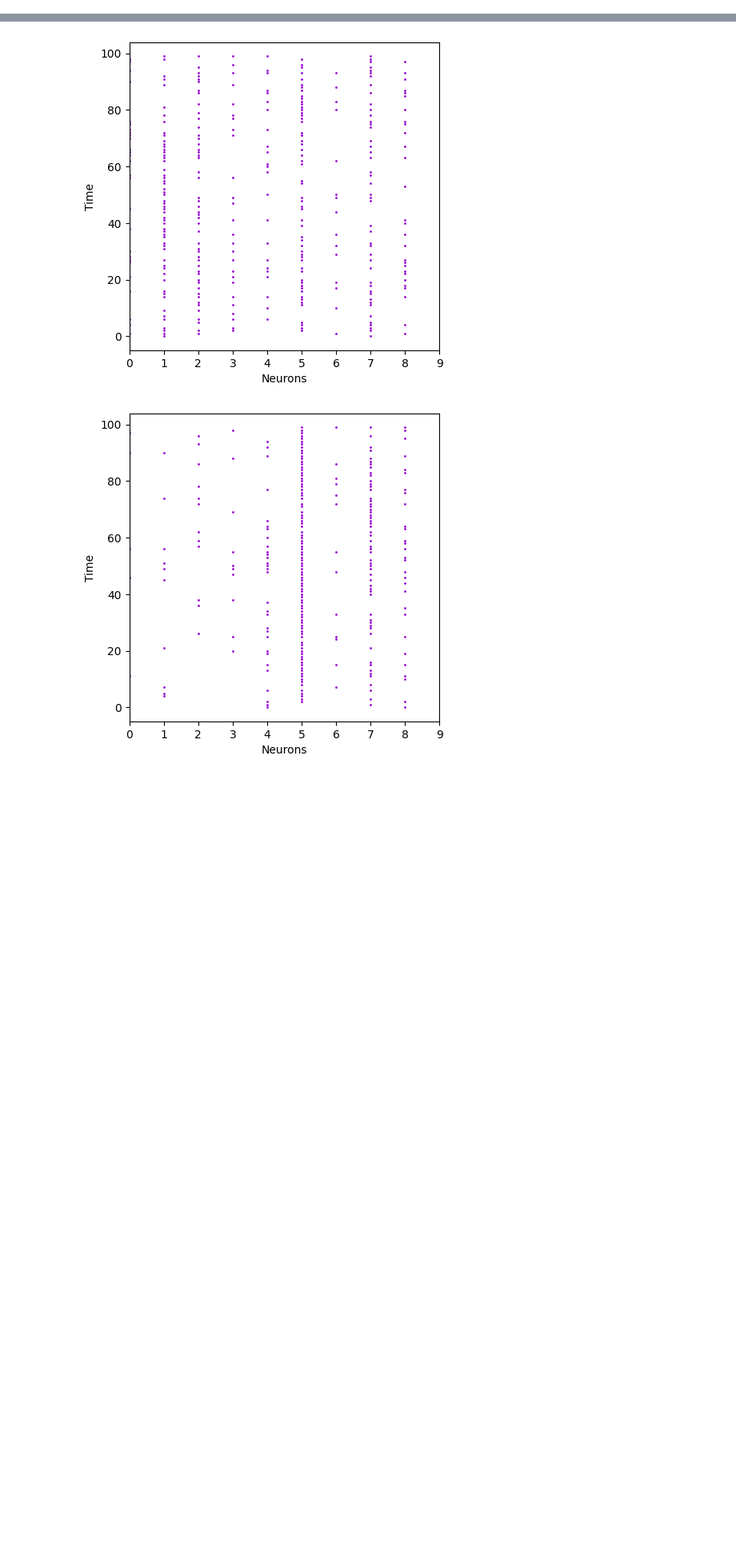
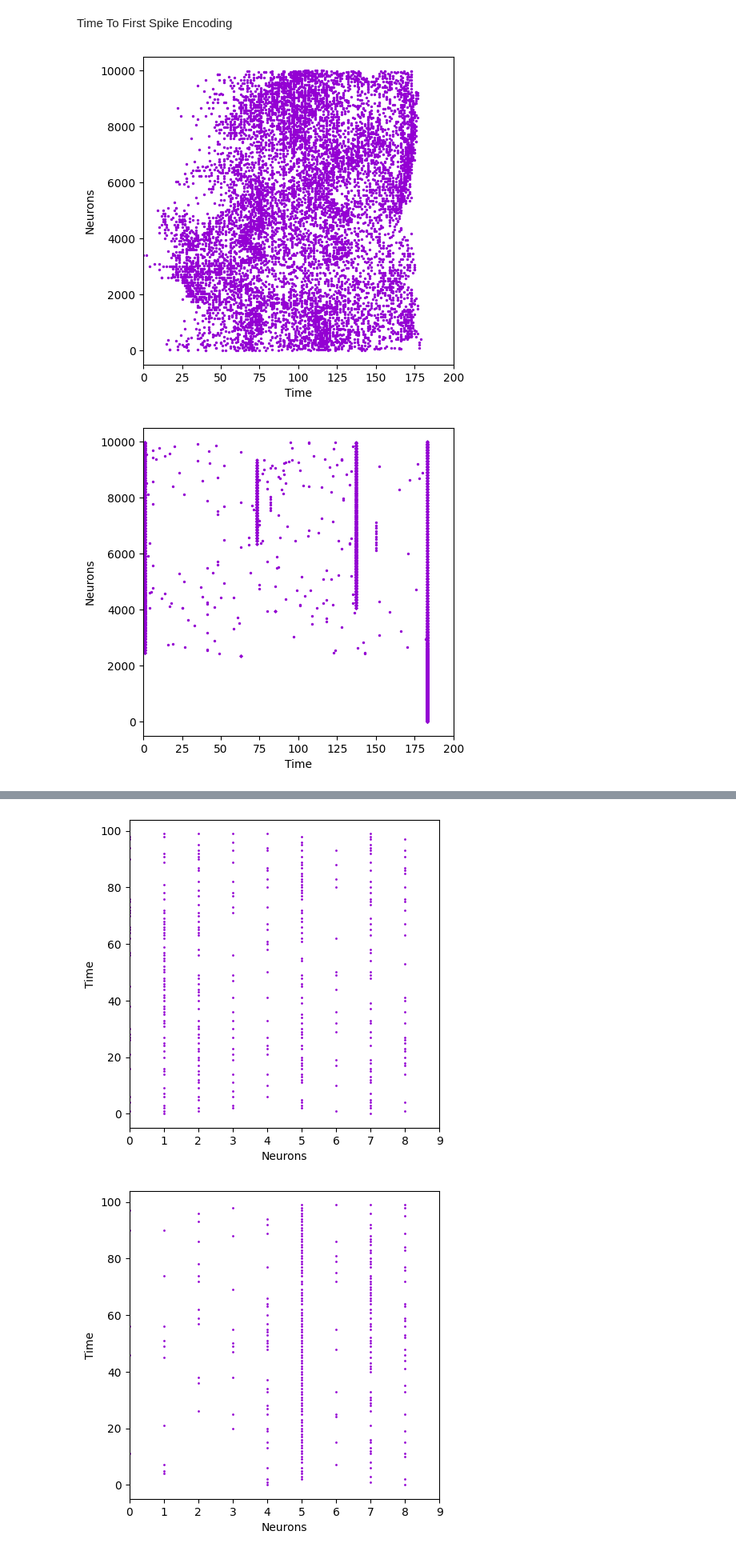
Before and after one commit to nrgsghanei2001/ComputationalNeuroScience, a Jupyter notebook: Encoding_and_Learning_STDP_RSTDP/main.ipynb, the cells around one changed output, grey strips where cells are left out. Shown at 80% size. Saved outputs shown, nothing was run; the diff lists cells and outputs as text; code cells hidden in the pictures; blank space fills up the shorter version.

Commit message:
Time-To-First-Spike Encoder is completed

```diff
--- a/Encoding_and_Learning_STDP_RSTDP/main.ipynb
+++ b/Encoding_and_Learning_STDP_RSTDP/main.ipynb
@@ -21,0 +30,12 @@ def image_to_vec(address, size=(10, 10)):
+# %%
+def raster_plot(spikes):
+
+    plt.figure(figsize=(5,5))
+    plt.xlim(0, len(spikes))
+    s_spikes = torch.nonzero(spikes)
+    plt.scatter(s_spikes[:,0], s_spikes[:,1], s=2, c='darkviolet')
+
+
+    plt.xlabel("Time")
+    plt.ylabel("Neurons")
+    plt.show()
@@ -21,0 +56,20 @@ def image_to_vec(address, size=(10, 10)):
+# %% [markdown]
+Time To First Spike Encoding
+# %%
+ttfs1 = TimeToFirstSpikeEncoding(img1, 200)
+ttfs2 = TimeToFirstSpikeEncoding(img2, 200)
+ttfs3 = TimeToFirstSpikeEncoding(img3, 200)
+ttfs4 = TimeToFirstSpikeEncoding(img4, 200)
+
+ttfs_spikes1 = ttfs1.encode()
+ttfs_spikes2 = ttfs2.encode()
+ttfs_spikes3 = ttfs3.encode()
+ttfs_spikes4 = ttfs4.encode()
+
+raster_plot(ttfs_spikes1)
+raster_plot(ttfs_spikes2)
+raster_plot(ttfs_spikes3)
+raster_plot(ttfs_spikes4)
+# %% [output]
+[figure, added]
+[figure, added]
```
Also changed, not shown: parts of 7 cells of this notebook, 5 other files.
